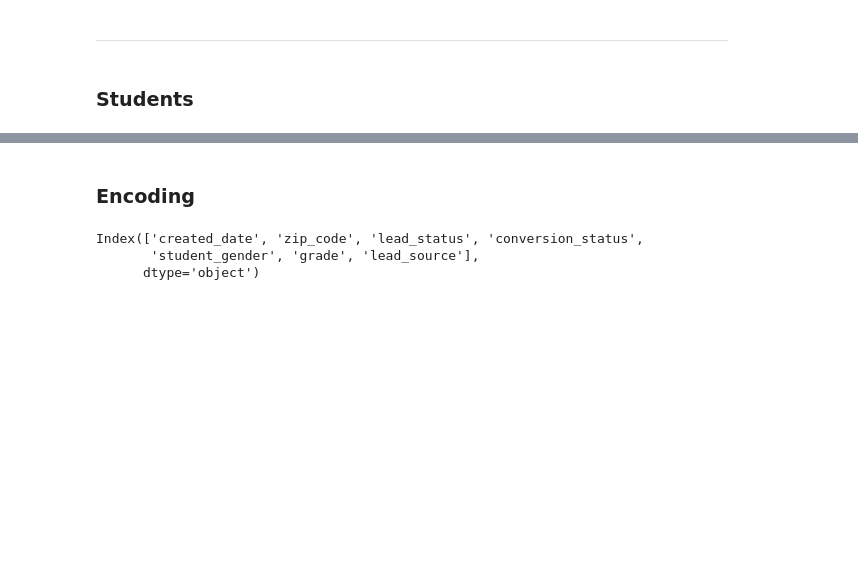
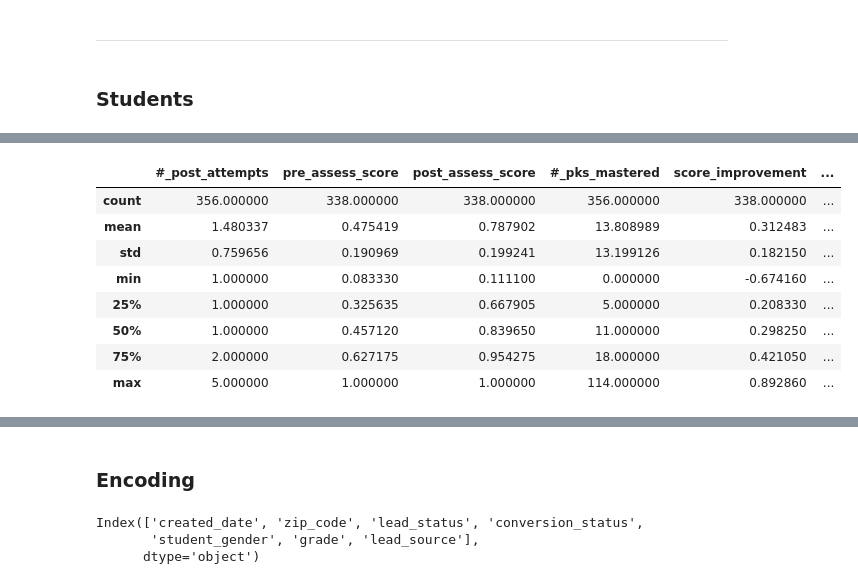
Before and after one commit to elijahlopez94/trends_in_supplemental_education_program, a Jupyter notebook: eda_notebook.ipynb, the cells around one changed output, grey strips where cells are left out. Saved outputs shown, nothing was run; the diff lists cells and outputs as text; code cells hidden in the pictures; blank space fills up the shorter version.

```diff
--- a/eda_notebook.ipynb
+++ b/eda_notebook.ipynb
@@ -1149,0 +1225,12 @@ ___
+# %%
+assessment_progress.describe()
+# %% [output]
+|  | #_post_attempts | pre_assess_score | post_assess_score | #_pks_mastered | score_improvement | ... |
+| count | 356.000000 | 338.000000 | 338.000000 | 356.000000 | 338.000000 | ... |
+| mean | 1.480337 | 0.475419 | 0.787902 | 13.808989 | 0.312483 | ... |
+| std | 0.759656 | 0.190969 | 0.199241 | 13.199126 | 0.182150 | ... |
+| min | 1.000000 | 0.083330 | 0.111100 | 0.000000 | -0.674160 | ... |
+| 25% | 1.000000 | 0.325635 | 0.667905 | 5.000000 | 0.208330 | ... |
+| 50% | 1.000000 | 0.457120 | 0.839650 | 11.000000 | 0.298250 | ... |
+| 75% | 2.000000 | 0.627175 | 0.954275 | 18.000000 | 0.421050 | ... |
+| max | 5.000000 | 1.000000 | 1.000000 | 114.000000 | 0.892860 | ... |
```
Also changed, not shown: parts of 24 cells of this notebook.
